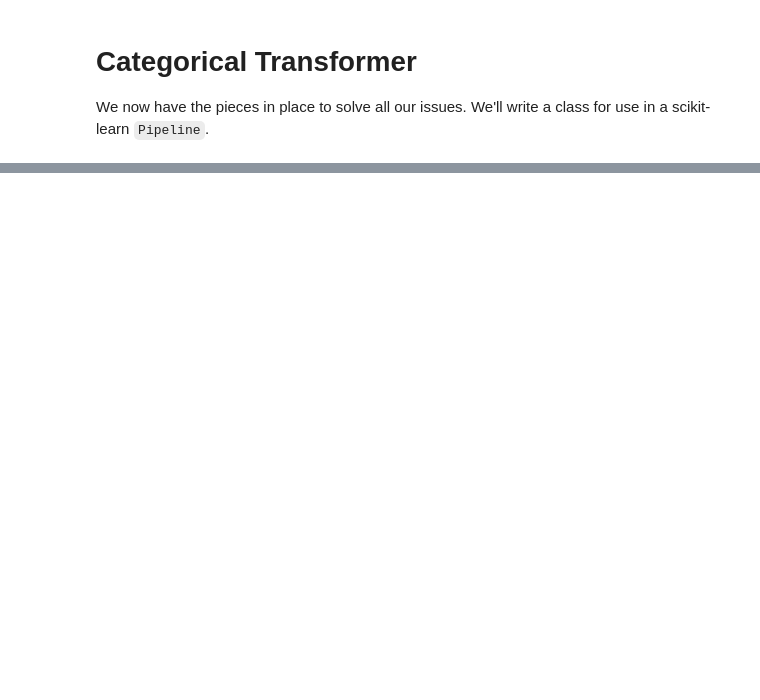
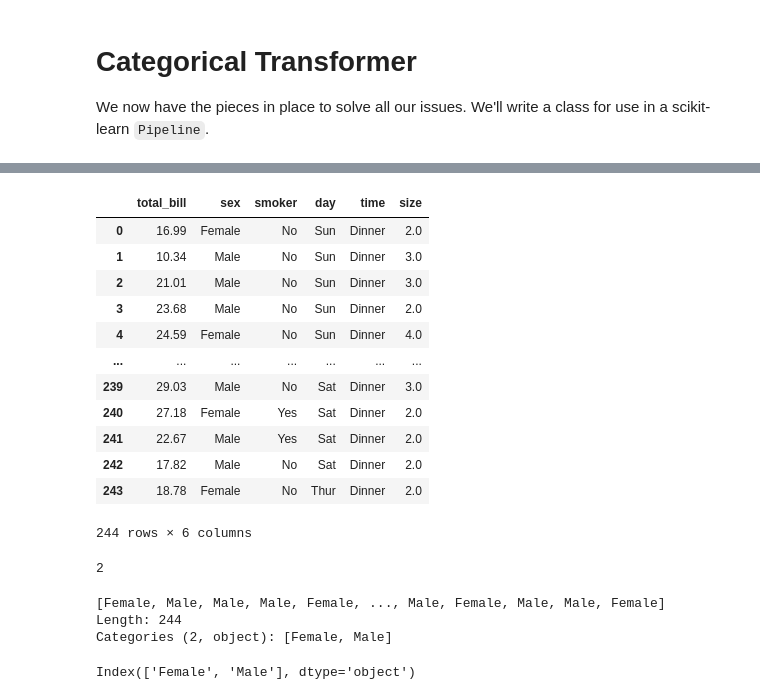
Before and after one commit to TomAugspurger/mtg, a Jupyter notebook: notes.ipynb, the cells around one changed output, grey strips where cells are left out. Drawn from its saved outputs; the diff is of its cells as text; code cells hidden in the pictures; blank space fills up the shorter version.

```diff
--- a/notes.ipynb
+++ b/notes.ipynb
@@ -227,0 +424,39 @@ We'll write a class for use in a scikit-learn `Pipeline`.
+# %%
+from sklearn.base import TransformerMixin
+
+class DummyEncoder(TransformerMixin):
+    def fit(self, X, y=None):
+        self.columns_ = X.columns
+        self.cat_cols_ = X.select_dtypes(include=['category']).columns
+        self.non_cat_cols_ = X.columns.drop(self.cat_cols_)
+
+        self.cat_map_ = {col: X[col].cat for col in self.cat_cols_}
+        self.cat_blocks_ = {}
+
+        left = len(self.non_cat_cols_)
+        for col in self.cat_cols_:
+            right = left + len(self.cat_map_[col].categories)
+            self.cat_blocks_[col] = slice(left, right)
+            left = right
+        return self
+
+    def transform(self, X, y=None):
+        return np.asarray(pd.get_dummies(X))
+
+    def inverse_transform(self, trn, y=None):
+        numeric = pd.DataFrame(trn[:, :len(self.non_cat_cols_)],
+                               columns=self.non_cat_cols_)
+        series = []
+        for col, slice_ in self.cat_blocks_.items():
+            codes = trn[:, slice_].argmax(1)
+            cat = pd.Categorical.from_codes(codes,
+                                            self.cat_map_[col].categories,
+                                            self.cat_map_[col].ordered)
+            series.append(pd.Series(cat, name=col))
+        df = pd.concat([numeric] + series, axis=1)[self.columns_]
+        return df
+# %%
+
+de = DummyEncoder()
+trn = de.fit_transform(X, y)
+trn
@@ -227,0 +471,32 @@ We'll write a class for use in a scikit-learn `Pipeline`.
+# %%
+de.inverse_transform(trn)
+# %% [output]
+|  | total_bill | sex | smoker | day | time | size |
+| 0 | 16.99 | Female | No | Sun | Dinner | 2.0 |
+| 1 | 10.34 | Male | No | Sun | Dinner | 3.0 |
+| 2 | 21.01 | Male | No | Sun | Dinner | 3.0 |
+| 3 | 23.68 | Male | No | Sun | Dinner | 2.0 |
+| 4 | 24.59 | Female | No | Sun | Dinner | 4.0 |
+| ... | ... | ... | ... | ... | ... | ... |
+| 239 | 29.03 | Male | No | Sat | Dinner | 3.0 |
+| 240 | 27.18 | Female | Yes | Sat | Dinner | 2.0 |
+| 241 | 22.67 | Male | Yes | Sat | Dinner | 2.0 |
+| 242 | 17.82 | Male | No | Sat | Dinner | 2.0 |
+| 243 | 18.78 | Female | No | Thur | Dinner | 2.0 |
+244 rows × 6 columns
+# %%
+len(de.non_cat_cols_)
+# %% [output]
+2
+# %%
+codes = trn[:, 2:4].argmax(1)
+pd.Categorical.from_codes(codes, X.sex.cat.categories,
+                          X.sex.cat.ordered)
+# %% [output]
+[Female, Male, Male, Male, Female, ..., Male, Female, Male, Male, Female]
+Length: 244
+Categories (2, object): [Female, Male]
+# %%
+X.sex.cat.categories
+# %% [output]
+Index(['Female', 'Male'], dtype='object')
```
Also changed, not shown: parts of 38 cells of this notebook, 1 other file.
